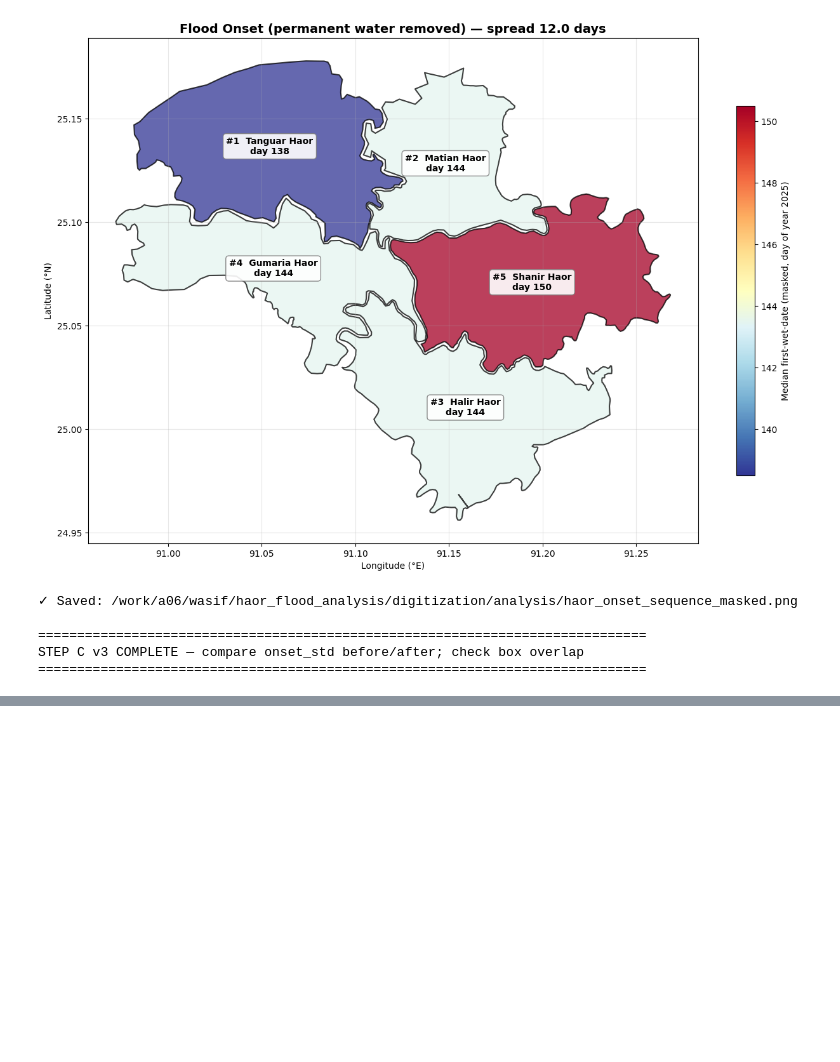
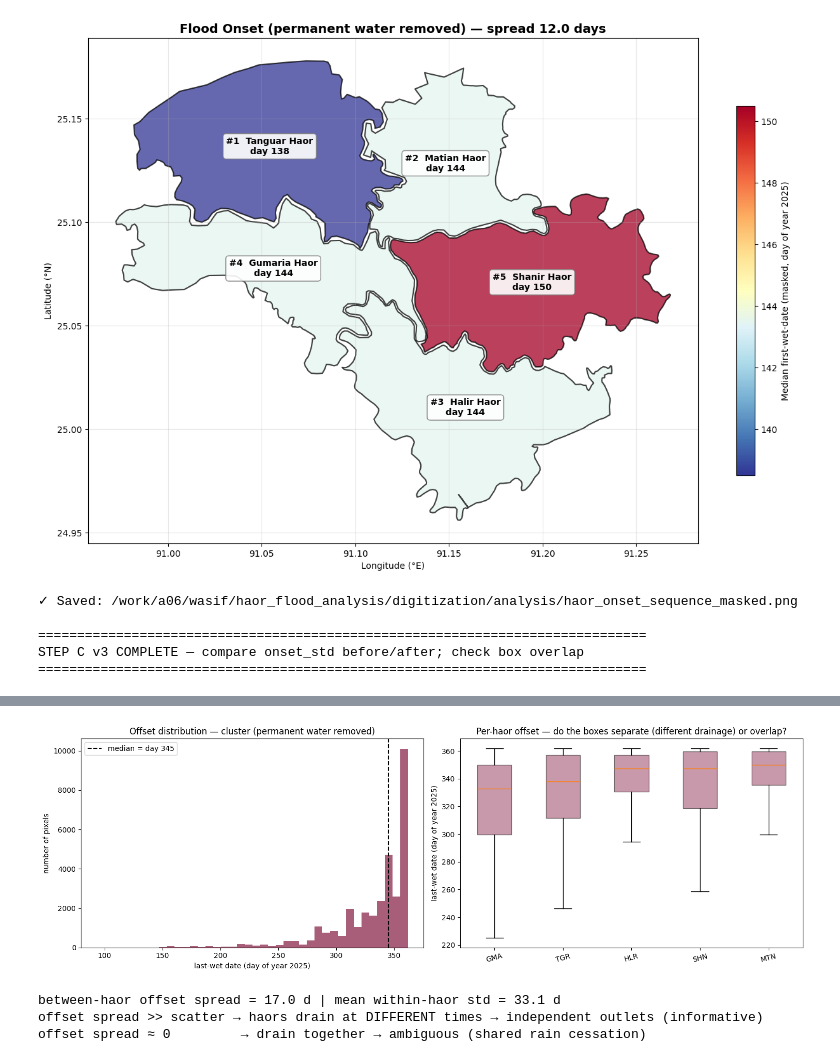
Before and after one commit to wasifshahriar/masters_research, a Jupyter notebook: 5_haor_flood_onset2.ipynb, the cells around one changed output, grey strips where cells are left out. Saved outputs shown, nothing was run; the diff lists cells and outputs as text; code cells hidden in the pictures; blank space fills up the shorter version.

Commit message:
add multiyear export script and notebook, update existing notebooks
Co-Authored-By: Claude Sonnet 4.6 <noreply@anthropic.com>

```diff
--- a/5_haor_flood_onset2.ipynb
+++ b/5_haor_flood_onset2.ipynb
@@ -56,6 +56,9 @@ os.makedirs(ANALYSIS_DIR, exist_ok=True)
 
 HAORS_SHP = os.path.join(DIGI_DIR, "haors_manual.shp")
 FIRST_WET_TIF = os.path.join(BASE, "first_wet_date.tif")        # <-- EDIT if filename differs
+# offset (last-wet) raster — mirror of first_wet for the recession analysis
+LAST_WET_TIF = os.path.join(BASE, "last_wet_date.tif")
+assert os.path.exists(LAST_WET_TIF), f"missing {LAST_WET_TIF} (export it / extend MONITOR_END first)"
 
 # JRC permanent-water reference. Two options — the code tries them in order:
 #   1. Full-region JRC occurrence raster (preferred if you have it)
@@ -387,0 +458,42 @@ print(f"\u2713 Saved {os.path.join(ANALYSIS_DIR, 'onset_peak_recession.png')}")
+# %%
+# %%
+# =============================================================================
+# OFFSET HISTOGRAM (all cluster pixels) + per-haor boxplot
+# =============================================================================
+all_offset = np.concatenate([v for v in offset_dist.values() if v.size])
+
+fig, ax = plt.subplots(1, 2, figsize=(15, 5))
+
+# histogram of last-wet dates across the whole cluster
+ax[0].hist(all_offset, bins=40, color="#933556", alpha=0.8)
+ax[0].axvline(np.median(all_offset), color="k", ls="--",
+              label=f"median = day {np.median(all_offset):.0f}")
+ax[0].set_xlabel("last-wet date (day of year 2025)")
+ax[0].set_ylabel("number of pixels")
+ax[0].set_title("Offset distribution — cluster (permanent water removed)")
+ax[0].legend()
+
+# per-haor offset boxes, ordered earliest -> latest dry-down
+order = offset_df["haor_id"].tolist()
+bp = ax[1].boxplot([offset_dist[h] for h in order], tick_labels=order,
+                   showfliers=False, patch_artist=True)
+for patch in bp["boxes"]:
+    patch.set_facecolor("#933556"); patch.set_alpha(0.5)
+ax[1].set_ylabel("last-wet date (day of year 2025)")
+ax[1].set_title("Per-haor offset — do the boxes separate (different drainage) or overlap?")
+plt.xticks(rotation=15)
+plt.tight_layout()
+plt.savefig(os.path.join(ANALYSIS_DIR, "haor_offset_hist_boxplot.png"), dpi=180,
+            bbox_inches="tight")
+plt.show()
+
+between_off = offset_df["offset_median"].max() - offset_df["offset_median"].min()
+within_off = offset_df["offset_std"].mean()
+print(f"between-haor offset spread = {between_off:.1f} d | mean within-haor std = {within_off:.1f} d")
+print("offset spread >> scatter → haors drain at DIFFERENT times → independent outlets (informative)")
+print("offset spread ≈ 0         → drain together → ambiguous (shared rain cessation)")
+# %% [output]
+[figure, added]
+between-haor offset spread = 17.0 d | mean within-haor std = 33.1 d
+offset spread >> scatter → haors drain at DIFFERENT times → independent outlets (informative)
+offset spread ≈ 0         → drain together → ambiguous (shared rain cessation)
```
Also changed, not shown: parts of 8 cells of this notebook, 5 other files.
